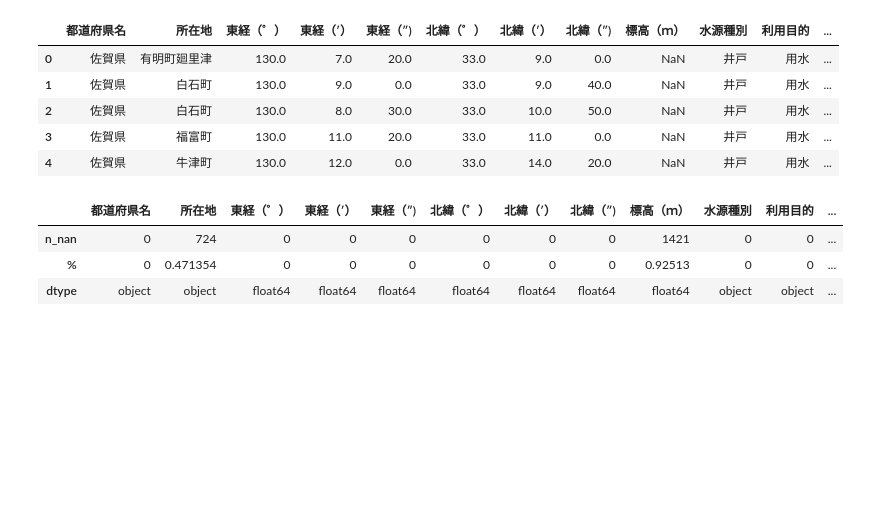
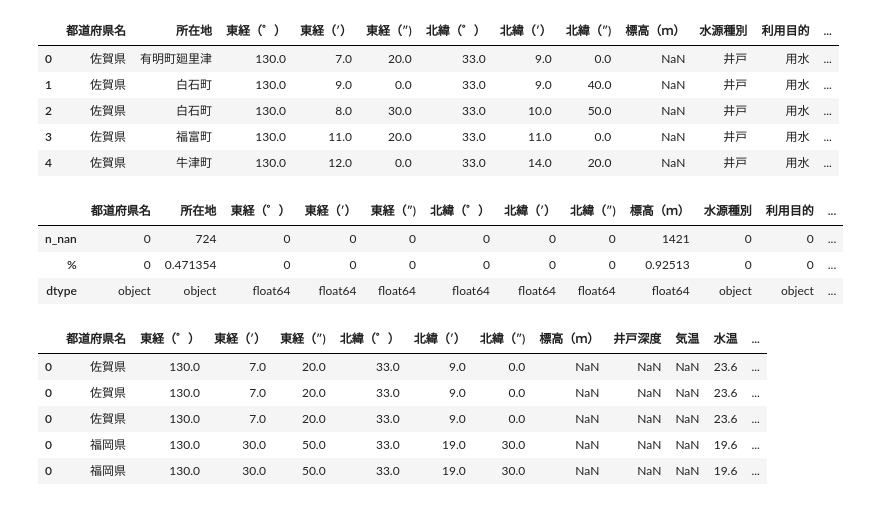
Before and after one commit to kou7215/onsen_science, a Jupyter notebook: notebooks/preprocess_kyusyu.ipynb, the cells around one changed output. Drawn from its saved outputs; the diff is of its cells as text; code cells hidden in the pictures; blank space fills up the shorter version.

```diff
--- a/notebooks/preprocess_kyusyu.ipynb
+++ b/notebooks/preprocess_kyusyu.ipynb
@@ -159,3 +159,15 @@ NA_counter(df_kyusyu_grid)
 | n_nan | 0 | 724 | 0 | 0 | 0 | 0 | 0 | 0 | 1421 | 0 | 0 | ... |
 | % | 0 | 0.471354 | 0 | 0 | 0 | 0 | 0 | 0 | 0.92513 | 0 | 0 | ... |
 | dtype | object | object | float64 | float64 | float64 | float64 | float64 | float64 | float64 | object | object | ... |
+# %%
+dummy_df = pd.get_dummies(df_kyusyu_grid[['所在地','水源種別', '利用目的']])
+df_kyusyu_grid = pd.merge(df_kyusyu_grid, dummy_df, right_index=True, left_index=True)
+df_kyusyu_grid = df_kyusyu_grid.drop(['所在地','水源種別', '利用目的'],axis=1)
+df_kyusyu_grid.head()
+# %% [output]
+|  | 都道府県名 | 東経（゜） | 東経（′） | 東経（″) | 北緯（゜） | 北緯（′） | 北緯（″) | 標高（ｍ） | 井戸深度 | 気温 | 水温 | ... |
+| 0 | 佐賀県 | 130.0 | 7.0 | 20.0 | 33.0 | 9.0 | 0.0 | NaN | NaN | NaN | 23.6 | ... |
+| 0 | 佐賀県 | 130.0 | 7.0 | 20.0 | 33.0 | 9.0 | 0.0 | NaN | NaN | NaN | 23.6 | ... |
+| 0 | 佐賀県 | 130.0 | 7.0 | 20.0 | 33.0 | 9.0 | 0.0 | NaN | NaN | NaN | 23.6 | ... |
+| 0 | 福岡県 | 130.0 | 30.0 | 50.0 | 33.0 | 19.0 | 30.0 | NaN | NaN | NaN | 19.6 | ... |
+| 0 | 福岡県 | 130.0 | 30.0 | 50.0 | 33.0 | 19.0 | 30.0 | NaN | NaN | NaN | 19.6 | ... |
```
Also changed, not shown: parts of 11 cells of this notebook, 1 other file.
